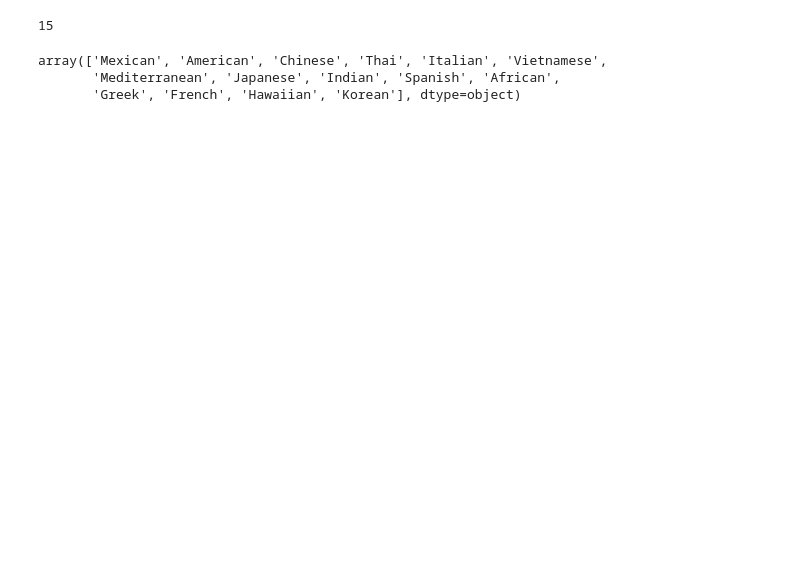
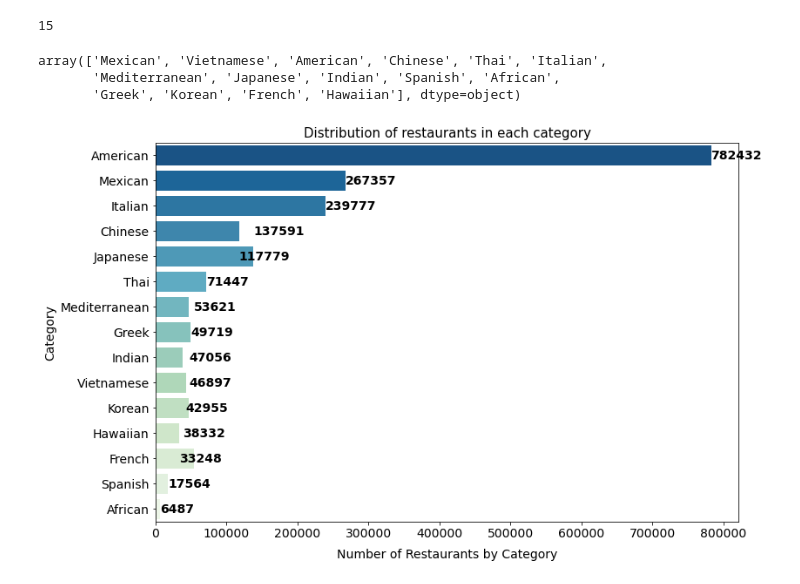
Before and after one commit to AhmadAbdElhameed/Yelp-data-science-project, a Jupyter notebook: Yelp dataset analysis.ipynb, the cells around one changed output. Cells and saved outputs as stored; diff of their text form; code cells hidden in the pictures; blank space fills up the shorter version.

```diff
--- a/Yelp dataset analysis.ipynb
+++ b/Yelp dataset analysis.ipynb
@@ -551,19 +555,21 @@ us_restaurants_reviews["category"].nunique()
 # %% [output]
 15
 # %%
-us_restaurants_reviews["category"].unique()
+us_restaurants["category"].unique()
 # %% [output]
-array(['Mexican', 'American', 'Chinese', 'Thai', 'Italian', 'Vietnamese',
+array(['Mexican', 'Vietnamese', 'American', 'Chinese', 'Thai', 'Italian',
        'Mediterranean', 'Japanese', 'Indian', 'Spanish', 'African',
-       'Greek', 'French', 'Hawaiian', 'Korean'], dtype=object)
+       'Greek', 'Korean', 'French', 'Hawaiian'], dtype=object)
 # %%
 plt.figure(figsize=(12,8))
-dis_category = us_restaurants_reviews.category.value_counts()
-sns.barplot(y="category",data=us_restaurants_reviews,
-            order = dis_category.index,palette=sns.color_palette("GnBu_r", len(dis_category)))
-plt.title("Distribution of restaurants in each category",fontsize=16)
-plt.xlabel("Category",fontsize=12,labelpad=10)
-plt.ylabel("Number of Restaurants by Category",fontsize=12,labelpad=10)
+dis_category = us_restaurants.category.value_counts()
+sns.countplot(y='category',data=us_restaurants_reviews,
+              order = dis_category.index, palette= sns.color_palette("GnBu_r", len(dis_category)))
+plt.title('Distribution of restaurants in each category', fontsize=15)
+plt.xlabel('Number of Restaurants by Category', fontsize=14, labelpad=10)
+plt.ylabel('Category', fontsize=14)
 plt.tick_params(labelsize=14)
-for n,m in enumerate(dis_category):
-    plt.text(m,n+0.2,str(m),fontweight='bold', fontsize=14)
+for  m, n in enumerate(us_restaurants_reviews.category.value_counts()):
+    plt.text(n, m+0.15, str(n), fontweight='bold', fontsize=14)
+# %% [output]
+[figure, added]
```
Also changed, not shown: parts of 24 cells of this notebook.
